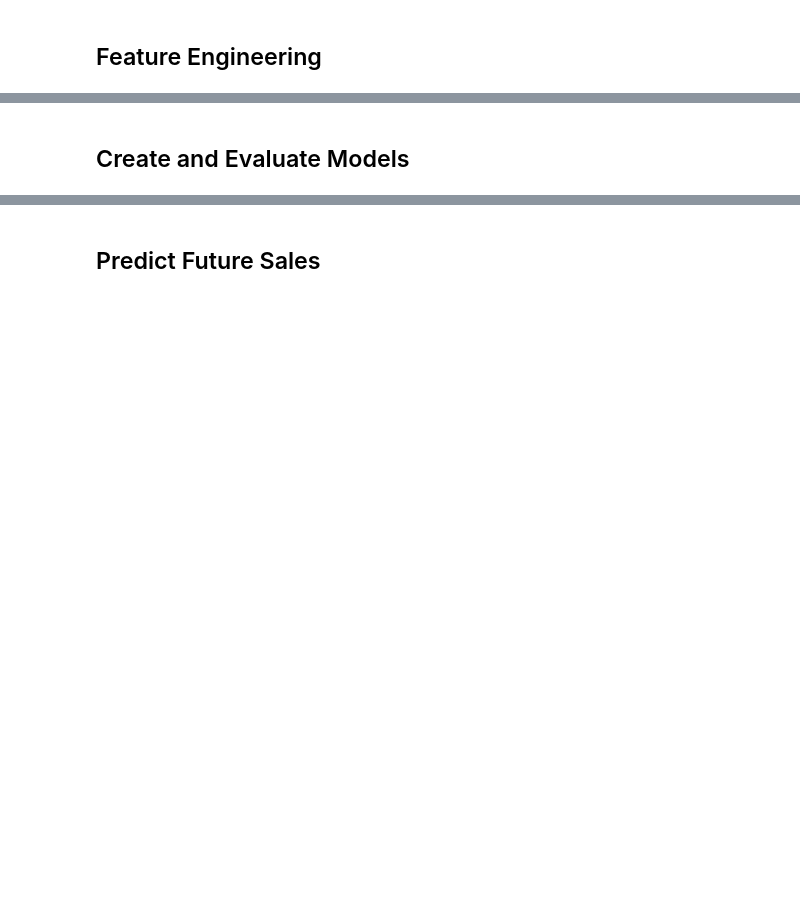
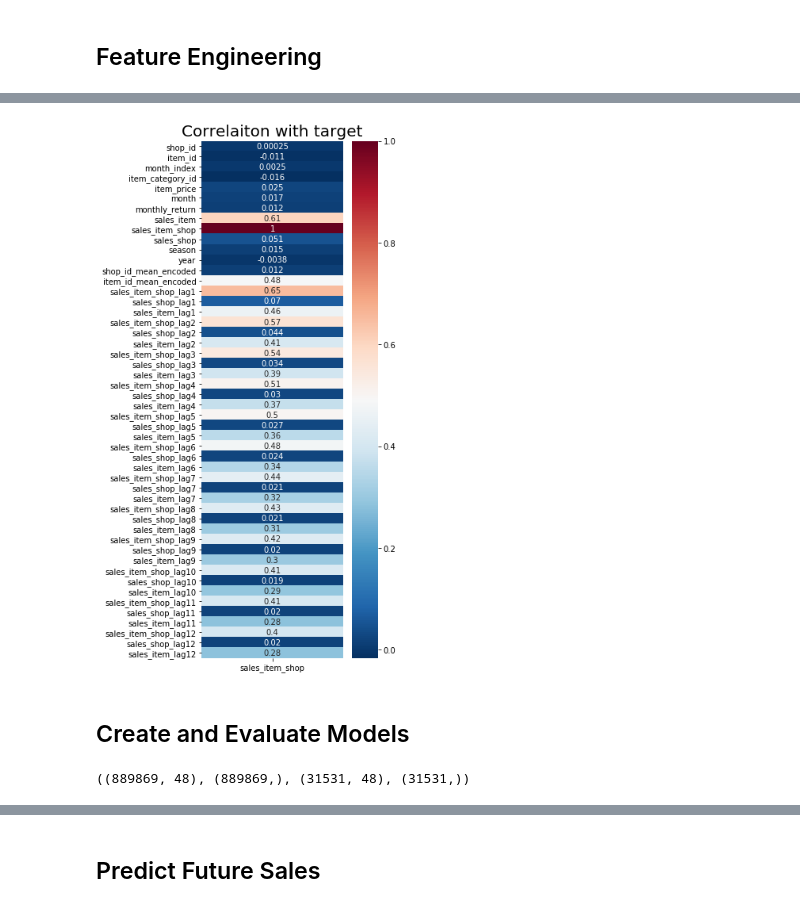
Before and after one commit to MahsaShokouhi/Future_Sales_Prediction, a Jupyter notebook: Future_Sales_Prediction.ipynb, the cells around one changed output, grey strips where cells are left out. Cells and saved outputs as stored; diff of their text form; code cells hidden in the pictures; blank space fills up the shorter version.

```diff
--- a/Future_Sales_Prediction.ipynb
+++ b/Future_Sales_Prediction.ipynb
@@ -295,0 +340,36 @@ get_info(data)
+# %%
+# Add month, year, and season to features
+sales = add_date_features(sales)
+
+# Get total monthly sales at each shop (all items),
+# and for each item (across all shops)
+
+# Total monthly sale for all items at each shop
+sales = aggregate_monthly(sales,
+                          ['shop_id', 'month_index'],
+                          'sell_cnt', 'sales_shop', fill_na=0)
+
+# Total monthly sale for each item across all shops
+sales = aggregate_monthly(sales,
+                          ['item_id', 'month_index'],
+                          'sell_cnt', 'sales_item', fill_na=0)
+
+
+# Clean-up the results: remove daily records and columns, sort, and reorder.
+cols_to_drop = ['sell_cnt', 'return_cnt', 'monthly_sale']
+sales = clean_monthly_data(sales, cols_to_drop)
+
+
+# Mean-encode 'item_id' and 'shop_id'
+target = 'sales_item_shop'
+sales = mean_encode(sales, 'shop_id', target)
+sales = mean_encode(sales, 'item_id', target)
+
+
+# Add 12-months lags of sales_item_shop, sales_shop, sales_item
+index_cols = ['shop_id', 'item_id', 'month_index']
+lag_cols = ['sales_item_shop', 'sales_shop', 'sales_item']
+sales = add_lag_features(sales, lag_cols, index_cols, max_lag=12)
+
+
+get_info(sales)
@@ -296,13 +389,24 @@ get_info(data)
+# %%
+# Correlation of features with the target variable
+
+df = pd.DataFrame(sales.corr().sales_item_shop, index=sales.corr().index)
+plt.figure(figsize=(4, 12))
+sns.heatmap(df, annot=True, cmap="RdBu_r");
+plt.title('Correlaiton with target', fontsize=20);
+# %% [output]
+[figure, added]
 # %% [markdown]
 ## Create and Evaluate Models
 # %%
 # Train-test split: Keep the last month for test
 
-target = 'total_monthly_sale'
-x_train, y_train, x_test, y_test = get_train_test(data, target, 12)
+target = 'sales_item_shop'
+x_train, y_train, x_test, y_test = get_train_test(sales, target, 12)
 
 
 x_train.shape, y_train.shape, x_test.shape, y_test.shape
+# %% [output]
+((889869, 48), (889869,), (31531, 48), (31531,))
 # %%
 # Linear model
 
```
Also changed, not shown: parts of 25 cells of this notebook.
